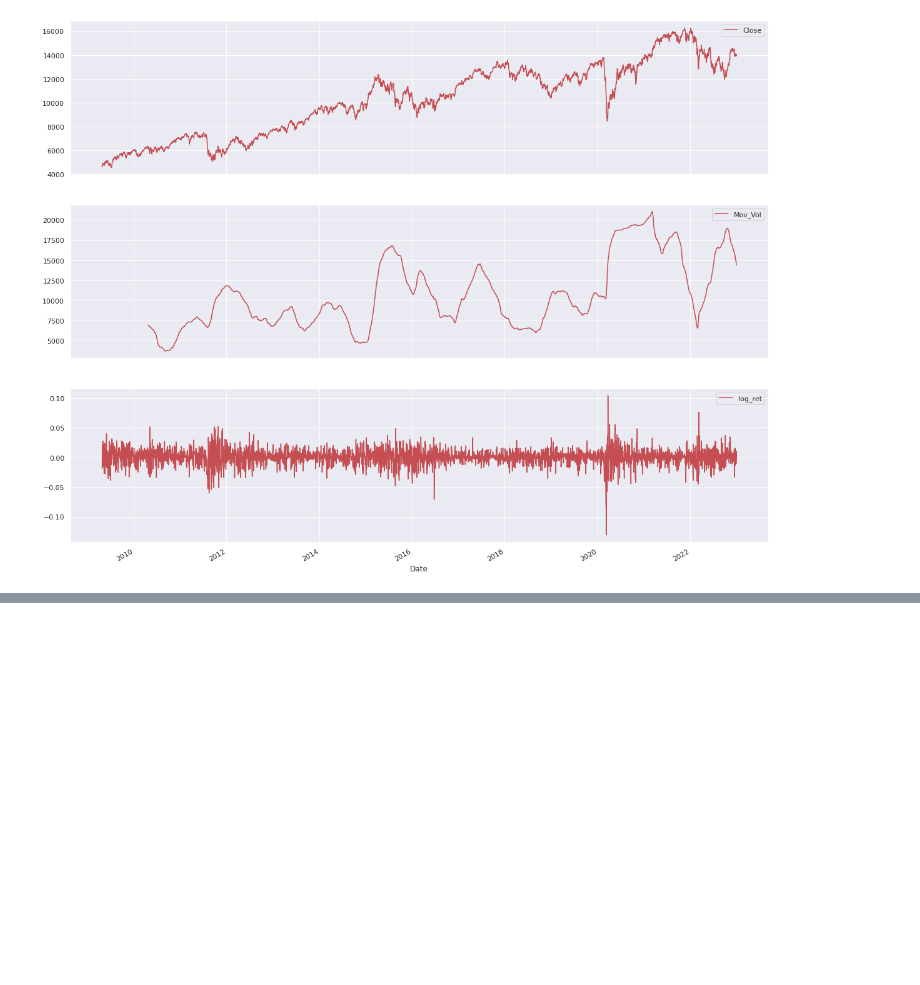
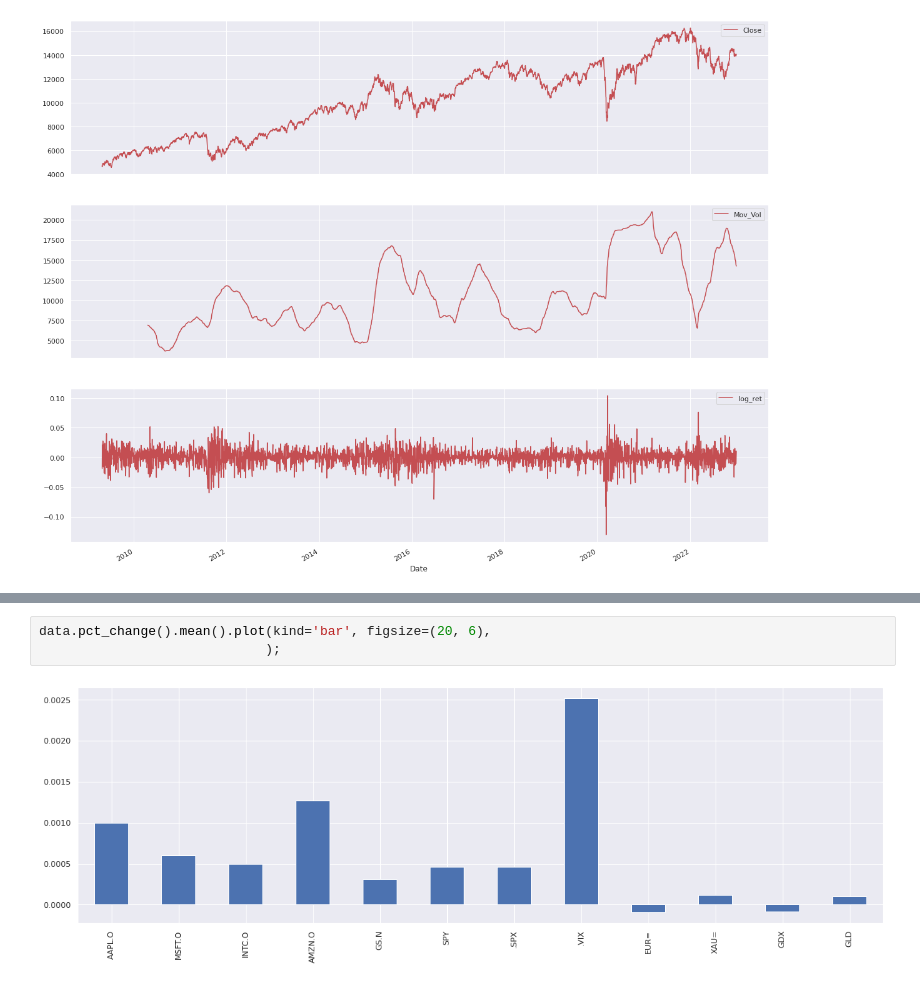
Before and after one commit to bhavinmoriya/Python-for-Financial-Analysis-and-Algorithmic-Trading, a Jupyter notebook: python-for-finance-financial-data-analysis.ipynb, the cells around one changed output, grey strips where cells are left out. Cells and saved outputs as stored; diff of their text form; blank space fills up the shorter version.

```diff
--- a/python-for-finance-financial-data-analysis.ipynb
+++ b/python-for-finance-financial-data-analysis.ipynb
@@ -124,0 +309,5 @@ datetime.datetime(2009, 4, 25, 1, 38, 43, 982551)
+# %%
+data.pct_change().mean().plot(kind='bar', figsize=(20, 6),
+                             );
+# %% [output]
+[figure, added]
```
Also changed, not shown: parts of 59 cells of this notebook.
